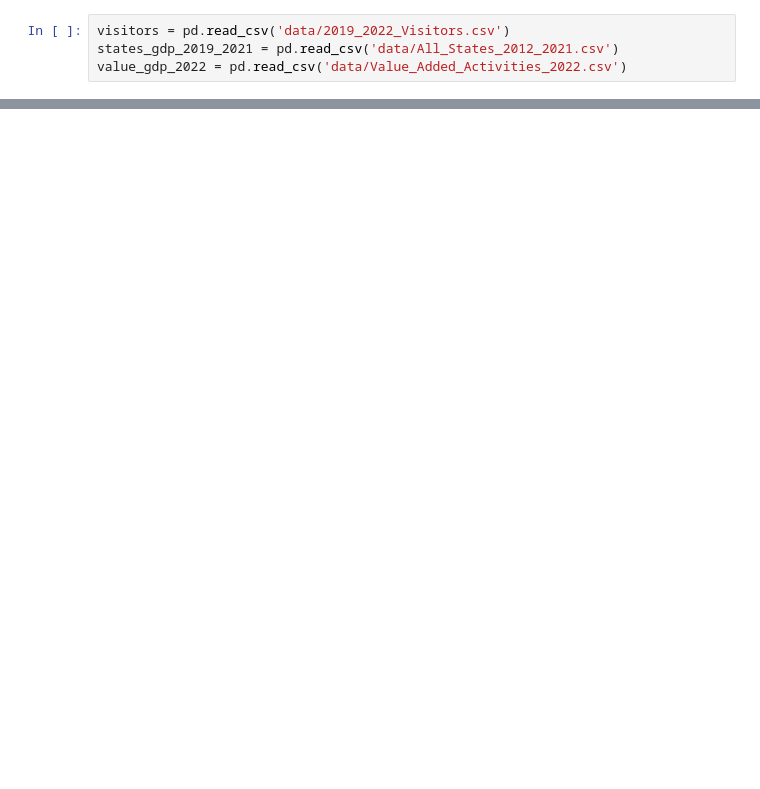
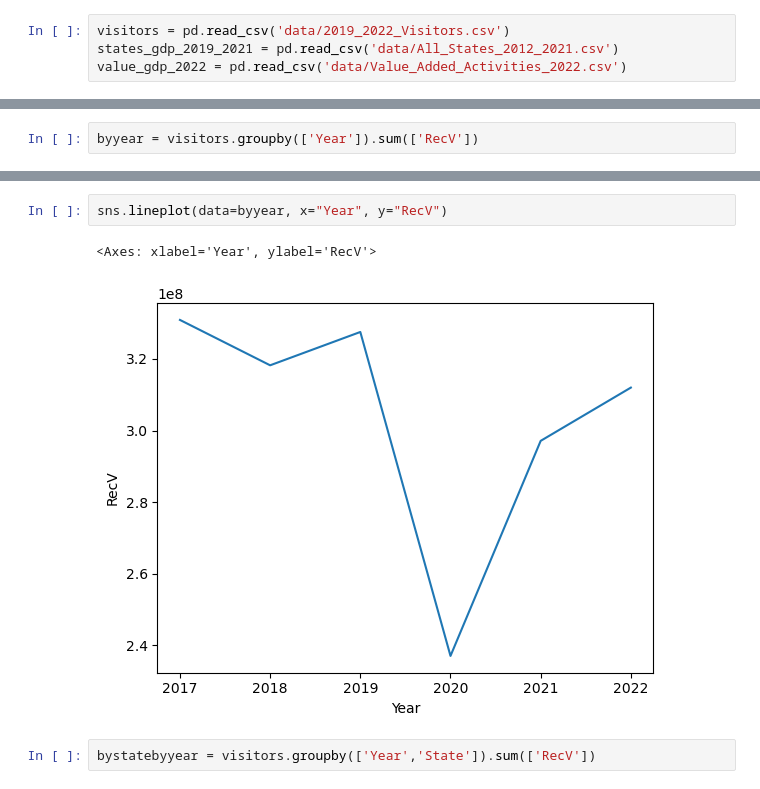
Before and after one commit to ngartley/Outdoor_Rec_Sales, a Jupyter notebook: Capstone_OutdoorRec.ipynb, the cells around one changed output, grey strips where cells are left out. Drawn from its saved outputs; the diff is of its cells as text; blank space fills up the shorter version.

```diff
--- a/Capstone_OutdoorRec.ipynb
+++ b/Capstone_OutdoorRec.ipynb
@@ -51,0 +47,2 @@ sns.lineplot(data=byyear, x="Year", y="Recreation_Visitors")
+# %%
+byyear = visitors.groupby(['Year']).sum(['RecV'])
@@ -51,0 +60,7 @@ sns.lineplot(data=byyear, x="Year", y="Recreation_Visitors")
+# %%
+sns.lineplot(data=byyear, x="Year", y="RecV")
+# %% [output]
+<Axes: xlabel='Year', ylabel='RecV'>
+[figure, added]
+# %%
+bystatebyyear = visitors.groupby(['Year','State']).sum(['RecV'])
```
Also changed, not shown: parts of 15 cells of this notebook, 4 other files.
